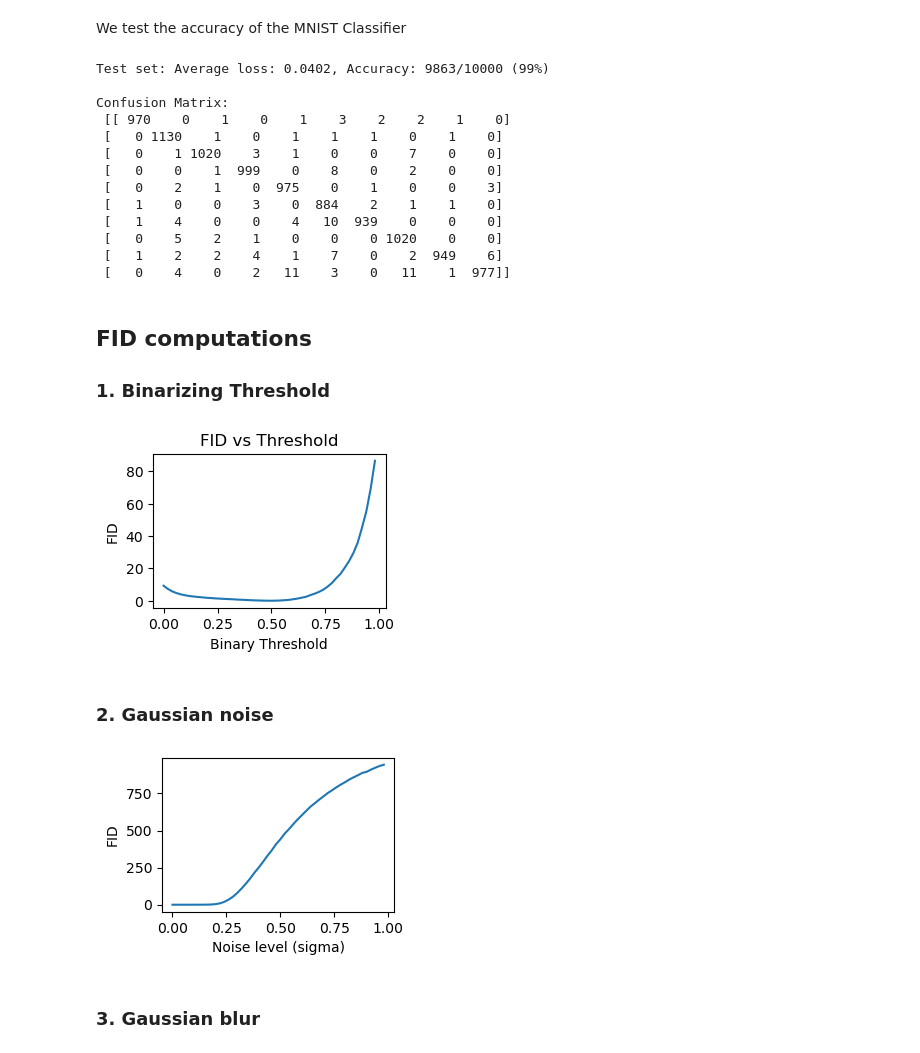
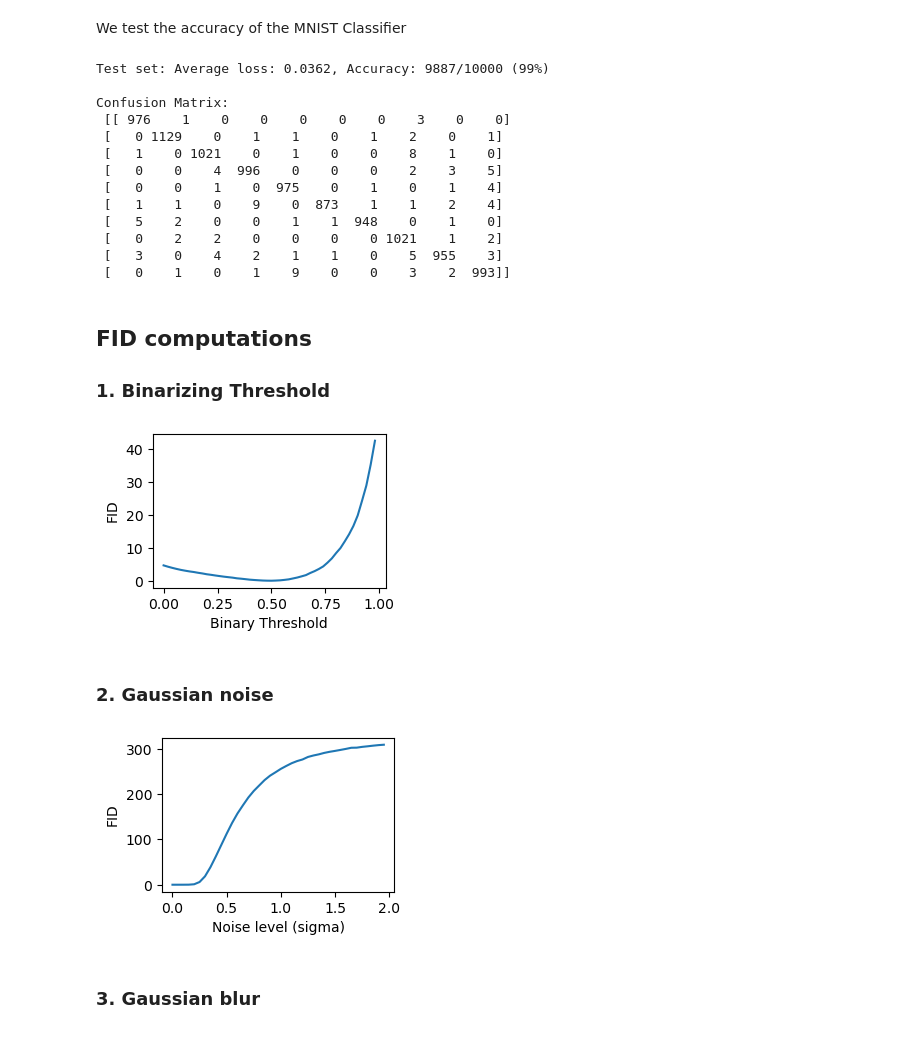
Before and after one commit to dfaroughy/FID-MNIST, a Jupyter notebook: FID_MNIST.ipynb, the cells around one changed output. Drawn from its saved outputs; the diff is of its cells as text; code cells hidden in the pictures.

```diff
--- a/FID_MNIST.ipynb
+++ b/FID_MNIST.ipynb
@@ -92,55 +212,61 @@ torch.save(model.state_dict(), 'mnist_cnn.pth')
 # %% [markdown]
 We test the accuracy of the MNIST Classifier
 # %%
+import torch
 from utils import get_accuracy_confusion_matrix
+from utils import LeNet5
 
+model = LeNet5()
+model.load_state_dict(torch.load('mnist_LeNet5.pth'))
 model.eval()
 
 # Load MNIST test dataset
+
 test_dataset_ref = load_pepper_mnist(0.5, train=False)
 test_loader_ref = DataLoader(test_dataset_ref, batch_size=1000, shuffle=False)
 
 # Test the model
+
 device = torch.device("cuda" if torch.cuda.is_available() else "cpu")
 get_accuracy_confusion_matrix(model, device, test_loader_ref)
 # %% [output]
-Test set: Average loss: 0.0402, Accuracy: 9863/10000 (99%)
+Test set: Average loss: 0.0362, Accuracy: 9887/10000 (99%)
 
 Confusion Matrix:
- [[ 970    0    1    0    1    3    2    2    1    0]
- [   0 1130    1    0    1    1    1    0    1    0]
- [   0    1 1020    3    1    0    0    7    0    0]
- [   0    0    1  999    0    8    0    2    0    0]
- [   0    2    1    0  975    0    1    0    0    3]
- [   1    0    0    3    0  884    2    1    1    0]
- [   1    4    0    0    4   10  939    0    0    0]
- [   0    5    2    1    0    0    0 1020    0    0]
- [   1    2    2    4    1    7    0    2  949    6]
- [   0    4    0    2   11    3    0   11    1  977]]
+ [[ 976    1    0    0    0    0    0    3    0    0]
+ [   0 1129    0    1    1    0    1    2    0    1]
+ [   1    0 1021    0    1    0    0    8    1    0]
+ [   0    0    4  996    0    0    0    2    3    5]
+ [   0    0    1    0  975    0    1    0    1    4]
+ [   1    1    0    9    0  873    1    1    2    4]
+ [   5    2    0    0    1    1  948    0    1    0]
+ [   0    2    2    0    0    0    0 1021    1    2]
+ [   3    0    4    2    1    1    0    5  955    3]
+ [   0    1    0    1    9    0    0    3    2  993]]
 # %% [markdown]
 ## FID computations
 
 ### 1. Binarizing Threshold
 # %%
 import numpy as np
-from fid import compute_FID
+from fid import perturbed_MNIST_fid
 
-fid = compute_FID(model, perturbation='threshold', values=np.arange(0.0, 1, 0.02))
+fid = perturbed_MNIST_fid(model, perturbation='threshold', values=np.arange(0.0, 1, 0.02), layer='fc1')
 
 fig, ax = plt.subplots(1,1, figsize=(3,2))
 plt.plot(fid.keys(), fid.values())
 plt.ylabel('FID')
 plt.xlabel('Binary Threshold')
 plt.show()
 # %% [output]
-[figure, old version]
+[figure, new version]
 # %% [markdown]
 ### 2. Gaussian noise
 # %%
 import numpy as np
-from fid import compute_FID
+from fid import perturbed_MNIST_fid
 
-fid = compute_FID(model, perturbation='noise', values=np.arange(0.0, 1, 0.02))
+fid = perturbed_MNIST_fid(model, perturbation='noise', values=np.arange(0.0, 2, 0.05))
 
 fig, ax = plt.subplots(1,1, figsize=(3,2))
 plt.plot(fid.keys(), fid.values())
@@ -148,7 +274,7 @@ plt.ylabel('FID')
 plt.xlabel('Noise level (sigma)')
 plt.show()
 # %% [output]
-[figure, old version]
+[figure, new version]
 # %% [markdown]
 ### 3. Gaussian blur
 # %%
```
Also changed, not shown: parts of 20 cells of this notebook, 5 other files.
